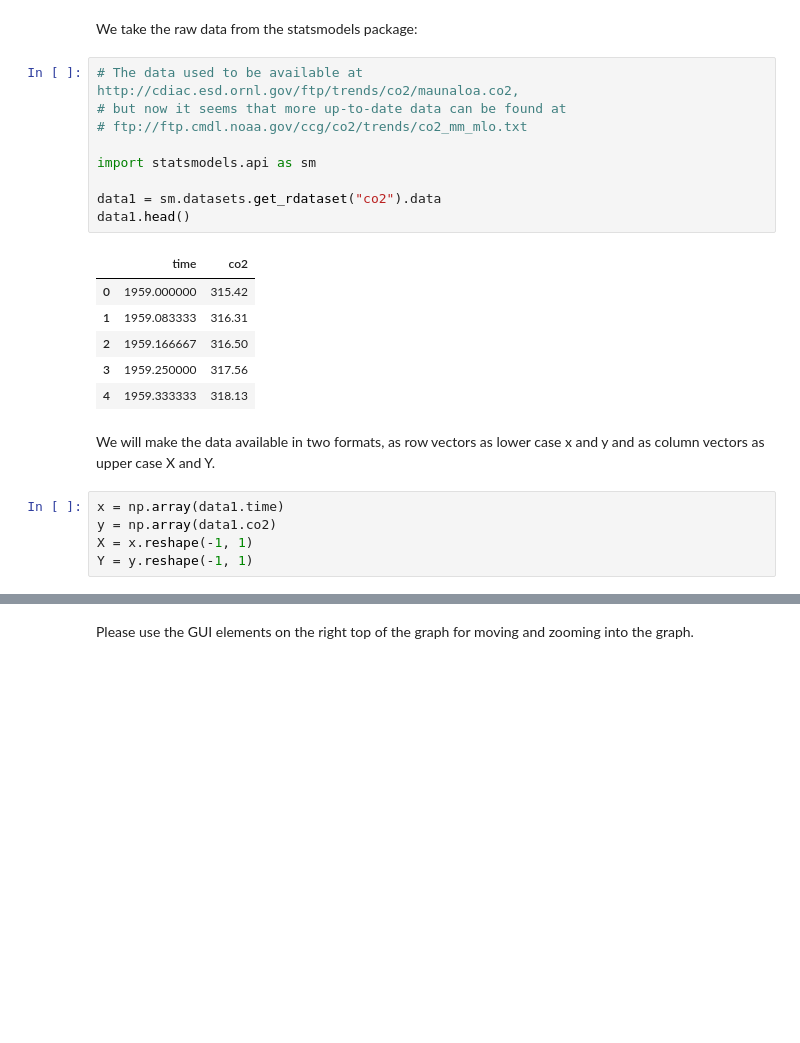
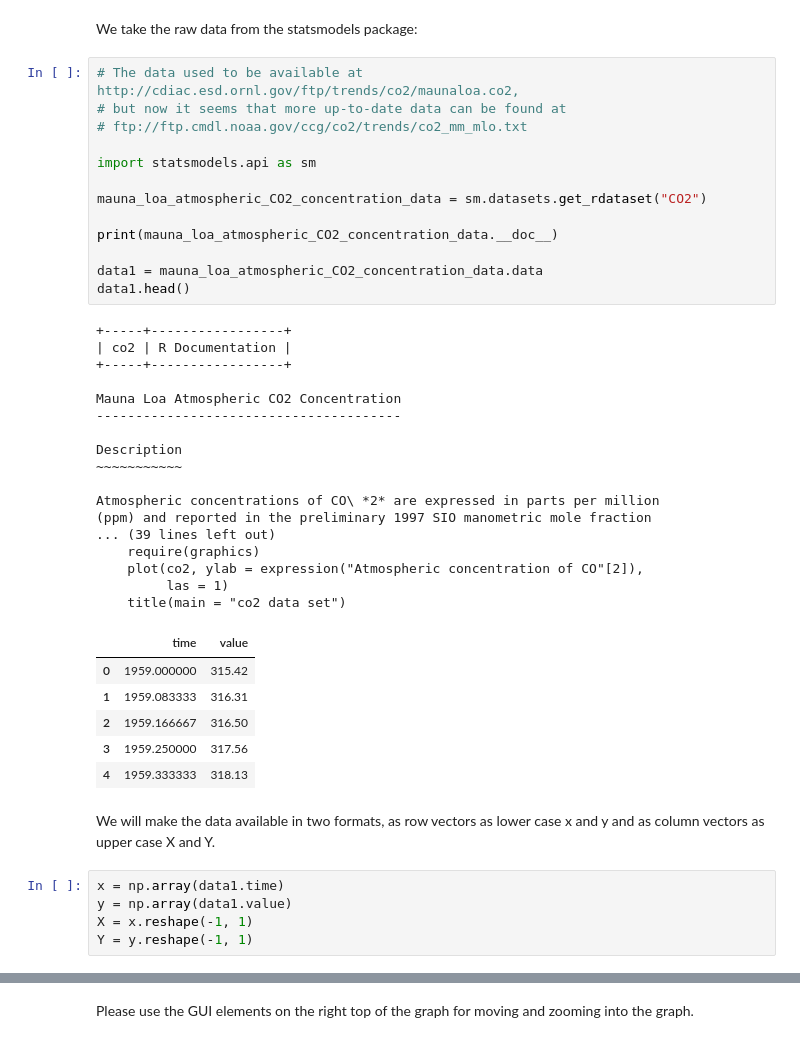
Before and after one commit to cs224/dev-meetup-gaussian-processes, a Jupyter notebook: co2-mauna-loa-gaussian-process-regression.ipynb, the cells around one changed output, grey strips where cells are left out. Saved outputs shown, nothing was run; the diff lists cells and outputs as text; blank space fills up the shorter version.

```diff
--- a/co2-mauna-loa-gaussian-process-regression.ipynb
+++ b/co2-mauna-loa-gaussian-process-regression.ipynb
@@ -21,14 +42,35 @@ We take the raw data from the statsmodels package:
 # %%
 # The data used to be available at http://cdiac.esd.ornl.gov/ftp/trends/co2/maunaloa.co2,
 # but now it seems that more up-to-date data can be found at
 # ftp://ftp.cmdl.noaa.gov/ccg/co2/trends/co2_mm_mlo.txt
 
 import statsmodels.api as sm
 
-data1 = sm.datasets.get_rdataset("co2").data
+mauna_loa_atmospheric_CO2_concentration_data = sm.datasets.get_rdataset("CO2")
+
+print(mauna_loa_atmospheric_CO2_concentration_data.__doc__)
+
+data1 = mauna_loa_atmospheric_CO2_concentration_data.data
 data1.head()
 # %% [output]
++-----+-----------------+
+| co2 | R Documentation |
++-----+-----------------+
+
+Mauna Loa Atmospheric CO2 Concentration
+---------------------------------------
+
+Description
+~~~~~~~~~~~
+
+Atmospheric concentrations of CO\ *2* are expressed in parts per million
+(ppm) and reported in the preliminary 1997 SIO manometric mole fraction
+... (39 lines left out)
+    require(graphics)
+    plot(co2, ylab = expression("Atmospheric concentration of CO"[2]),
+         las = 1)
+    title(main = "co2 data set")
-|  | time | co2 |
+|  | time | value |
 | 0 | 1959.000000 | 315.42 |
 | 1 | 1959.083333 | 316.31 |
 | 2 | 1959.166667 | 316.50 |
@@ -38,7 +80,7 @@ data1.head()
 We will make the data available in two formats, as row vectors as lower case x and y and as column vectors as upper case X and Y.
 # %%
 x = np.array(data1.time)
-y = np.array(data1.co2)
+y = np.array(data1.value)
 X = x.reshape(-1, 1)
 Y = y.reshape(-1, 1)
 # %%
```
Also changed, not shown: parts of 14 cells of this notebook.
